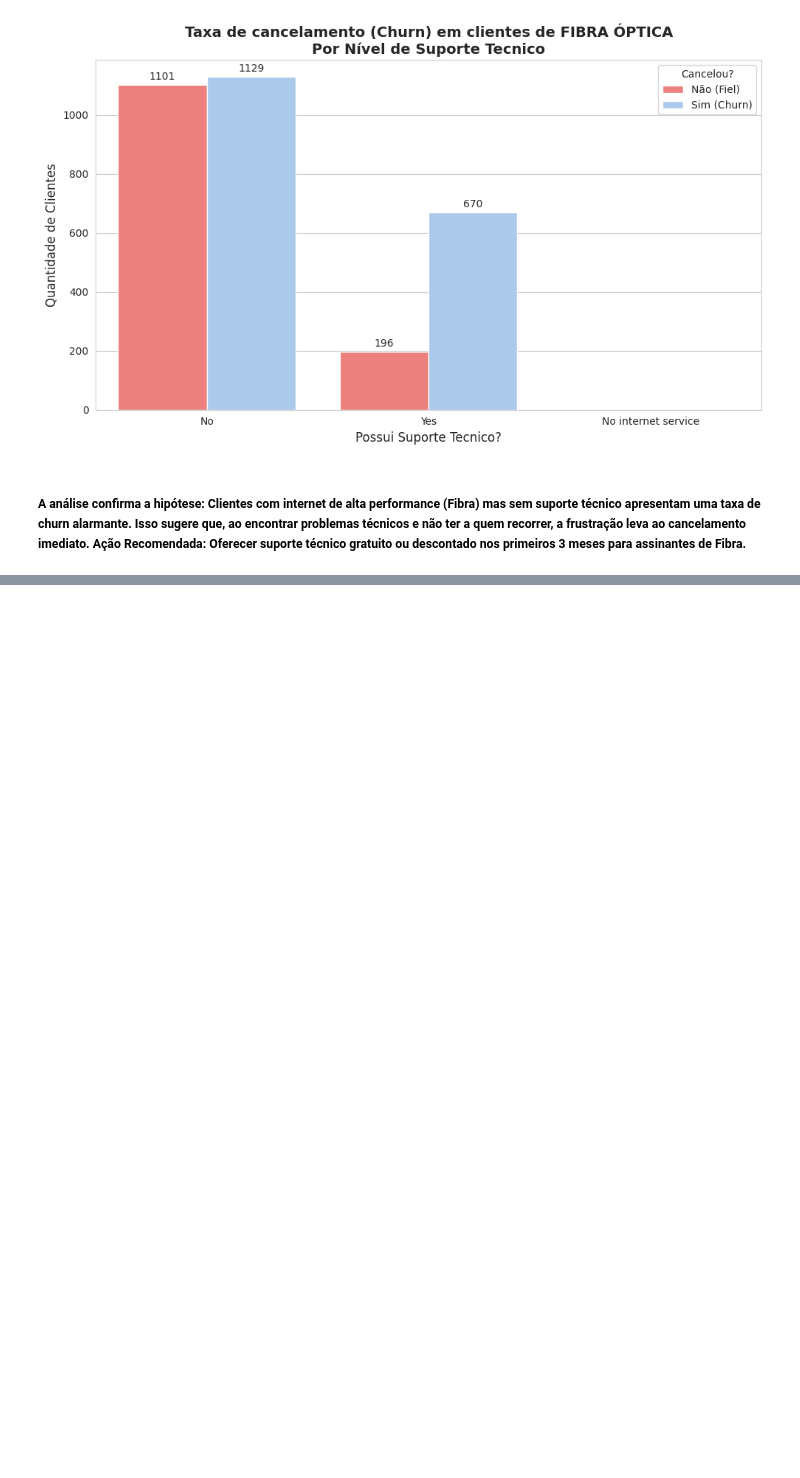
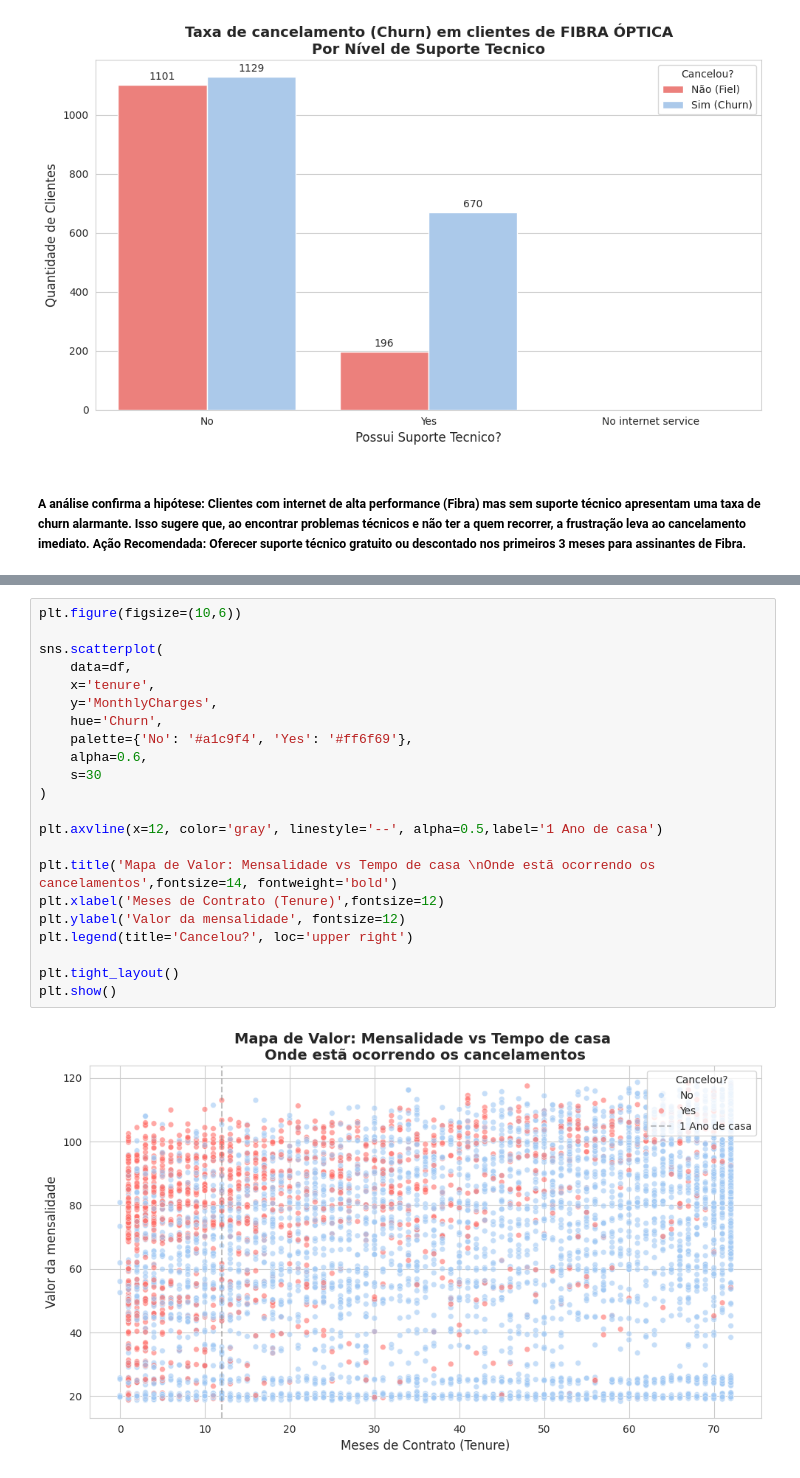
Before and after one commit to ReCroffi/churn-prediction, a Jupyter notebook: notebooks/01_analise_exploratoria.ipynb, the cells around one changed output, grey strips where cells are left out. Saved outputs shown, nothing was run; the diff lists cells and outputs as text; blank space fills up the shorter version.

```diff
--- a/notebooks/01_analise_exploratoria.ipynb
+++ b/notebooks/01_analise_exploratoria.ipynb
@@ -124,0 +161,24 @@ plt.show()
+# %%
+plt.figure(figsize=(10,6))
+
+sns.scatterplot(
+    data=df,
+    x='tenure',
+    y='MonthlyCharges',
+    hue='Churn',
+    palette={'No': '#a1c9f4', 'Yes': '#ff6f69'},
+    alpha=0.6,
+    s=30
+)
+
+plt.axvline(x=12, color='gray', linestyle='--', alpha=0.5,label='1 Ano de casa')
+
+plt.title('Mapa de Valor: Mensalidade vs Tempo de casa \nOnde estã ocorrendo os cancelamentos',fontsize=14, fontweight='bold')
+plt.xlabel('Meses de Contrato (Tenure)',fontsize=12)
+plt.ylabel('Valor da mensalidade', fontsize=12)
+plt.legend(title='Cancelou?', loc='upper right')
+
+plt.tight_layout()
+plt.show()
+# %% [output]
+[figure, added]
```
Also changed, not shown: parts of 6 cells of this notebook.
